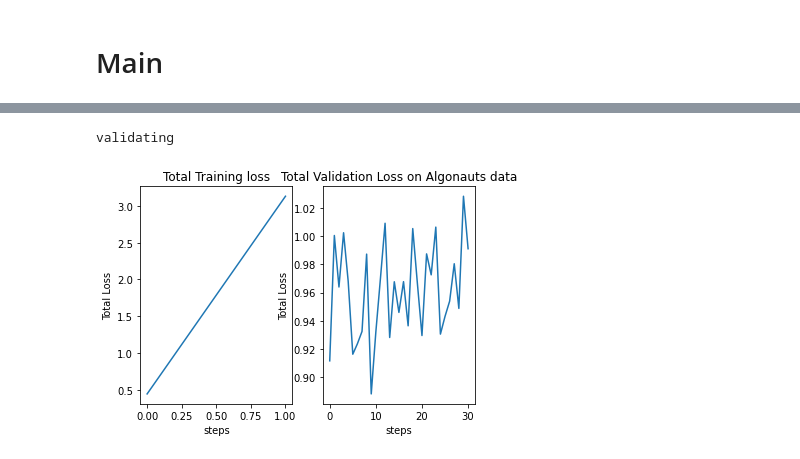
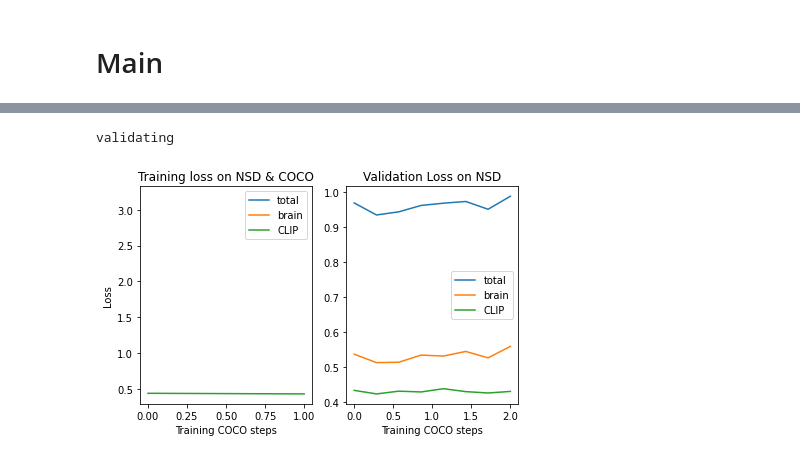
Before and after one commit to MedARC-AI/fMRI-Algonauts-Challenge-2023, a Jupyter notebook: cyclicPrototype.ipynb, the cells around one changed output, grey strips where cells are left out. Cells and saved outputs as stored; diff of their text form; code cells hidden in the pictures.

Commit message:
separate plots of each type of loss

```diff
--- a/cyclicPrototype.ipynb
+++ b/cyclicPrototype.ipynb
@@ -418,9 +419,9 @@ class CyclePrototype(nn.Module):
             checkpoint = torch.load(self.vert2clipPath, map_location=device)
             state_dict = checkpoint['model_state_dict']
             self.vert2clip.load_state_dict(state_dict)
-            # freezing the vert2clip model
-            for param in self.vert2clip.parameters():
-                param.requires_grad = False
+#             # freezing the vert2clip model
+#             for param in self.vert2clip.parameters():
+#                 param.requires_grad = False
 
     def forward(self, x, paired=False):
         brain = self.clip2vert(x)
@@ -524,8 +553,9 @@ def loss_fnxn(clip_target=None, clip_pred=None, brain_target=None, brain_pred=No
         raise Exception("invalid loss type")
     return loss
 # %%
+# TODO:
 step = 0
-losses, val_losses, lrs = [], [], []
+train_losses_total, train_losses_clip, train_losses_brain, val_losses_total, val_losses_clip, val_losses_brain, lrs = [],[],[], [], [], [], []
 best_val_loss = 1e9
 
 # Optionally resume from checkpoint #
@@ -537,7 +567,12 @@ if resume_from_ckpt:
     lr_scheduler.load_state_dict(checkpoint['lr_scheduler'])
     cycle.load_state_dict(checkpoint['model_state_dict'])
     losses = checkpoint['train_losses']
-    val_losses = checkpoint['val_losses']
+    train_losses_total = checkpoint['train_losses_total']
+    train_losses_clip = checkpoint['train_losses_clip']
+    train_losses_brain = checkpoint['train_losses_brain']
+    val_losses_total = checkpoint['val_losses_total']
+    val_losses_clip = checkpoint['val_losses_clip']
+    val_losses_brain = checkpoint['val_losses_brain']
 
 print(f"{model_name} starting with step {step} / {total_steps}")
 
@@ -552,7 +587,7 @@ if step!=0:
     print("Finished forwarding!")
 
 # hyperparameters
-cocoRate = 1 # int number of COCO batches to algonauts batches
+cocoRate = int(1e9) # int number of COCO batches to algonauts batches
 alpha = 1 # coefficient of loss on brain activity in total loss
 
 alg_batches = itertools.cycle(enumerate(tqdm(train_alg_dl, desc='training algonauts', leave=False)))
@@ -583,14 +618,26 @@ for step, coco_image in progress_bar:
         if j!=0:
             brain_target = torch.cat((lh_vert, rh_vert), 1)
             brain_pred, clip_pred = cycle(clip_target, paired=True)
-            loss = loss_fnxn(clip_target=clip_target,clip_pred=clip_pred,
+            train_loss_total = loss_fnxn(clip_target=clip_target,clip_pred=clip_pred,
                         brain_target=brain_target, brain_pred=brain_pred,
                         alpha=alpha, loss_type="both")
+            train_loss_clip = loss_fnxn(clip_target=clip_target,clip_pred=clip_pred,
+                                                alpha=alpha, loss_type="clip")
+            train_loss_brain = loss_fnxn(brain_target=brain_target, brain_pred=brain_pred,
+                                               alpha=alpha, loss_type="brain")
+            train_losses_total.append(train_loss_total.item())
+            train_losses_clip.append(train_loss_clip.item())
+            train_losses_brain.append(train_loss_brain.item())
+            loss = train_loss_total
         else:
             clip_pred = cycle(clip_target)
-            loss = loss_fnxn(clip_target=clip_target, clip_pred=clip_pred, loss_type="clip")
+            train_loss_clip = loss_fnxn(clip_target=clip_target, clip_pred=clip_pred, loss_type="clip")
+            train_losses_clip.append(train_loss_clip.item())
+            loss = train_loss_clip
+#         print(loss)
+#         print(train_losses_total)
 
-        losses.append(loss.item())
+
         lrs.append(optimizer.param_groups[0]['lr'])
 
         accelerator.backward(loss)
@@ -629,31 +676,52 @@ for step, coco_image in progress_bar:
                     clip_target = clip_extractor.embed_image(image).float()
                     brain_target = torch.cat((lh_vert, rh_vert), 1)
                     brain_pred, clip_pred = cycle(clip_target, paired=True)
-                    val_loss =  loss_fnxn(clip_target=clip_target,clip_pred=clip_pred,
-                                     brain_target=brain_target, brain_pred=brain_pred,
-                                     alpha=alpha, loss_type="both")
-                    utils.check_loss(val_loss)
-                    val_losses.append(val_loss.item())
+                    val_loss_total =  loss_fnxn(clip_target=clip_target,clip_pred=clip_pred,
+                                                brain_target=brain_target, brain_pred=brain_pred,
+                                                alpha=alpha, loss_type="both")
+                    val_loss_clip = loss_fnxn(clip_target=clip_target,clip_pred=clip_pred,
+                                                alpha=alpha, loss_type="clip")
+                    val_loss_brain = loss_fnxn(brain_target=brain_target, brain_pred=brain_pred,
+                                               alpha=alpha, loss_type="brain")
+                    utils.check_loss(val_loss_total)
+                    utils.check_loss(val_loss_clip)
+                    utils.check_loss(val_loss_brain)
+                    val_losses_total.append(val_loss_total.item())
+                    val_losses_clip.append(val_loss_clip.item())
+                    val_losses_brain.append(val_loss_brain.item())
+
+        x_max_train=len(train_losses_clip)
+        x_axis_train = np.linspace(0, x_max_train, len(train_losses_brain))
 
         plt.subplot(1, 2, 1)
-        plt.plot(losses)
-        plt.title('Total Training loss')
-        plt.xlabel('steps')
-        plt.ylabel('Total Loss')
+        plt.plot(x_axis_train,train_losses_total, label="total")
+        plt.plot(x_axis_train, train_losses_brain, label="brain")
+        plt.plot(train_losses_clip, label="CLIP")
+        plt.title('Training loss on NSD & COCO')
+        plt.xlabel('Training COCO steps')
+        plt.ylabel('Loss')
+        plt.legend()
+
+        x_max_val = len(train_losses_clip)
+        x_axis_val = np.linspace(0, x_max_val, len(val_losses_total))
 
         plt.subplot(1, 2, 2)
-        plt.plot(val_losses)
-        plt.title('Total Validation Loss on Algonauts data')
-        plt.xlabel('steps')
-        plt.ylabel('Total Loss')
+        plt.plot(x_axis_val, val_losses_total, label="total")
+        plt.plot(x_axis_val, val_losses_brain, label="brain")
+        plt.plot(x_axis_val, val_losses_clip, label="CLIP")
+        plt.title('Validation Loss on NSD')
+        plt.xlabel('Training COCO steps')
+        plt.legend()
+
+        plt.subplots_adjust(right=1)
 
         plt.show()
 
-        logs = {"train/loss": np.mean(losses[-(step+1):]),
-                "val/loss": np.mean(val_losses[-(step+1):]),
+        logs = {"train/loss": np.mean(train_losses_clip[-(step+1):]),
+                "val/loss": np.mean(val_losses_total[-(step+1):]),
                 "train/lr": lrs[-1],
-                "train/num_steps": len(losses),
-                "val/num_steps": len(val_losses)}
+                "train/num_steps": len(train_losses_clip),
+                "val/num_steps": len(val_losses_total)}
 
 #         progress_bar.set_postfix(**logs)
         cycle.train()
@@ -667,4 +735,4 @@ testing starting with step 0 / 3470
 validating
-[figure, old version]
+[figure, new version]
 saving checkpoint
 saving /fsx/proj-medarc/fmri/dweisberg/fMRI-Algonauts-Challenge-2023/train_logs/testing/last.pth
```
Also changed, not shown: parts of 8 cells of this notebook.
